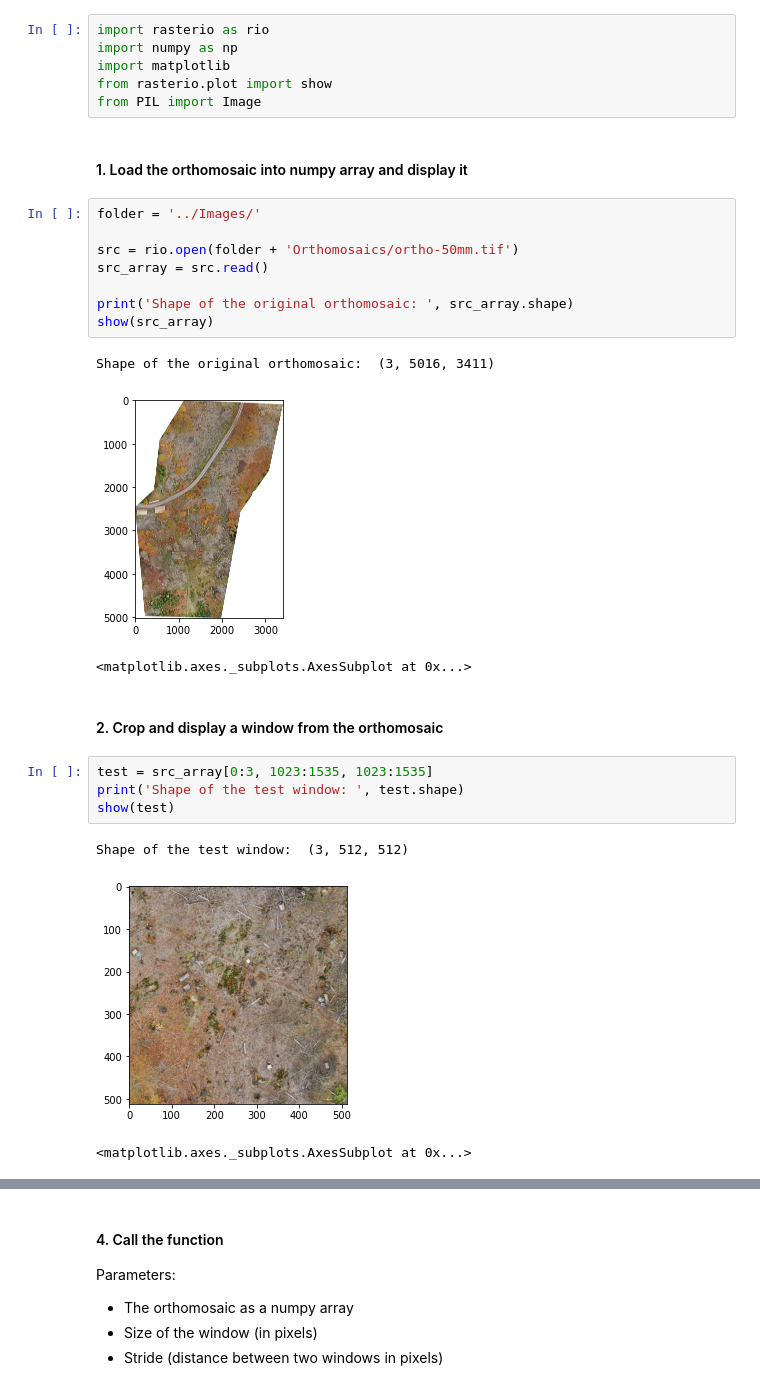
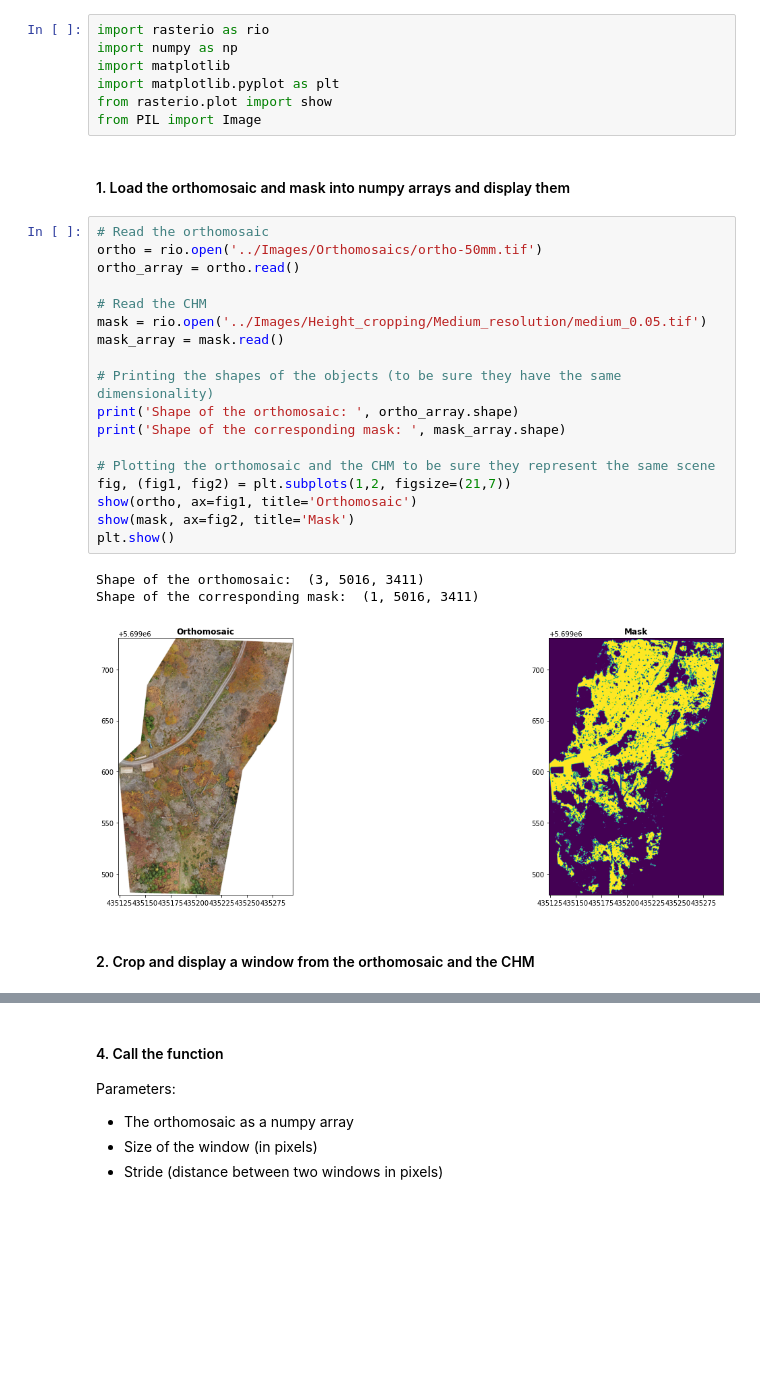
Before and after one commit to ihabram/HBRS-RnD, a Jupyter notebook: Sources/Sliding_window.ipynb, the cells around one changed output, grey strips where cells are left out. Cells and saved outputs as stored; diff of their text form; blank space fills up the shorter version.

Commit message:
Mask images generating added

```diff
--- a/Sources/Sliding_window.ipynb
+++ b/Sources/Sliding_window.ipynb
@@ -2,29 +2,32 @@
 import rasterio as rio
 import numpy as np
 import matplotlib
+import matplotlib.pyplot as plt
 from rasterio.plot import show
 from PIL import Image
 # %% [markdown]
-#### 1. Load the orthomosaic into numpy array and display it
+#### 1. Load the orthomosaic and mask into numpy arrays and display them
-# %%
-folder = '../Images/'
-
-src = rio.open(folder + 'Orthomosaics/ortho-50mm.tif')
-src_array = src.read()
-
-print('Shape of the original orthomosaic: ', src_array.shape)
-show(src_array)
-# %% [output]
-Shape of the original orthomosaic:  (3, 5016, 3411)
-[figure, removed]
-<matplotlib.axes._subplots.AxesSubplot at 0x...>
+# %%
+# Read the orthomosaic
+ortho = rio.open('../Images/Orthomosaics/ortho-50mm.tif')
+ortho_array = ortho.read()
+
+# Read the CHM
+mask = rio.open('../Images/Height_cropping/Medium_resolution/medium_0.05.tif')
+mask_array = mask.read()
+
+# Printing the shapes of the objects (to be sure they have the same dimensionality)
+print('Shape of the orthomosaic: ', ortho_array.shape)
+print('Shape of the corresponding mask: ', mask_array.shape)
+
+# Plotting the orthomosaic and the CHM to be sure they represent the same scene
+fig, (fig1, fig2) = plt.subplots(1,2, figsize=(21,7))
+show(ortho, ax=fig1, title='Orthomosaic')
+show(mask, ax=fig2, title='Mask')
+plt.show()
+# %% [output]
+Shape of the orthomosaic:  (3, 5016, 3411)
+Shape of the corresponding mask:  (1, 5016, 3411)
+[figure, added]
 # %% [markdown]
-#### 2. Crop and display a window from the orthomosaic
+#### 2. Crop and display a window from the orthomosaic and the CHM
-# %%
-test = src_array[0:3, 1023:1535, 1023:1535]
-print('Shape of the test window: ', test.shape)
-show(test)
-# %% [output]
-Shape of the test window:  (3, 512, 512)
-[figure, removed]
-<matplotlib.axes._subplots.AxesSubplot at 0x...>
```
Also changed, not shown: parts of 5 cells of this notebook.
